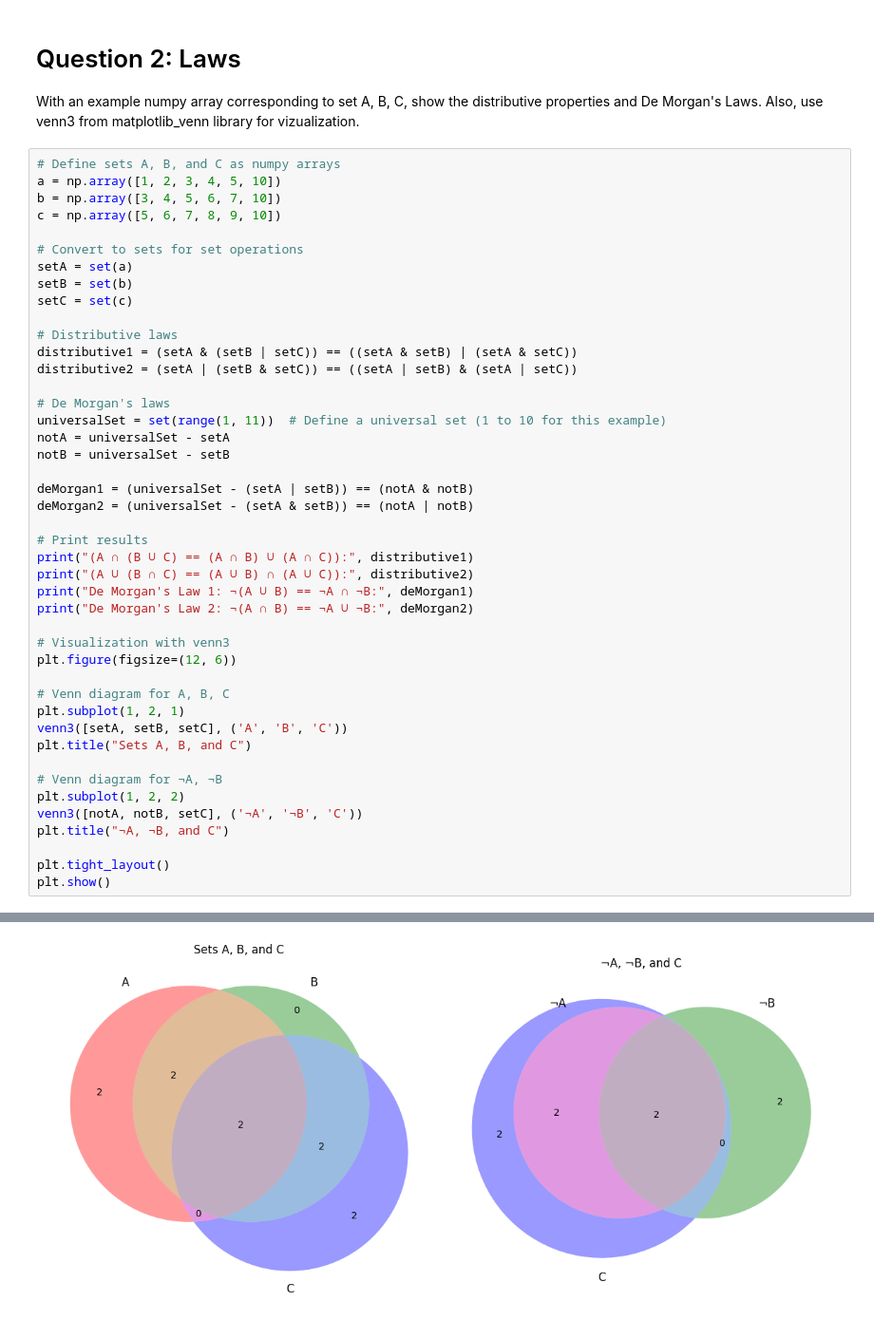
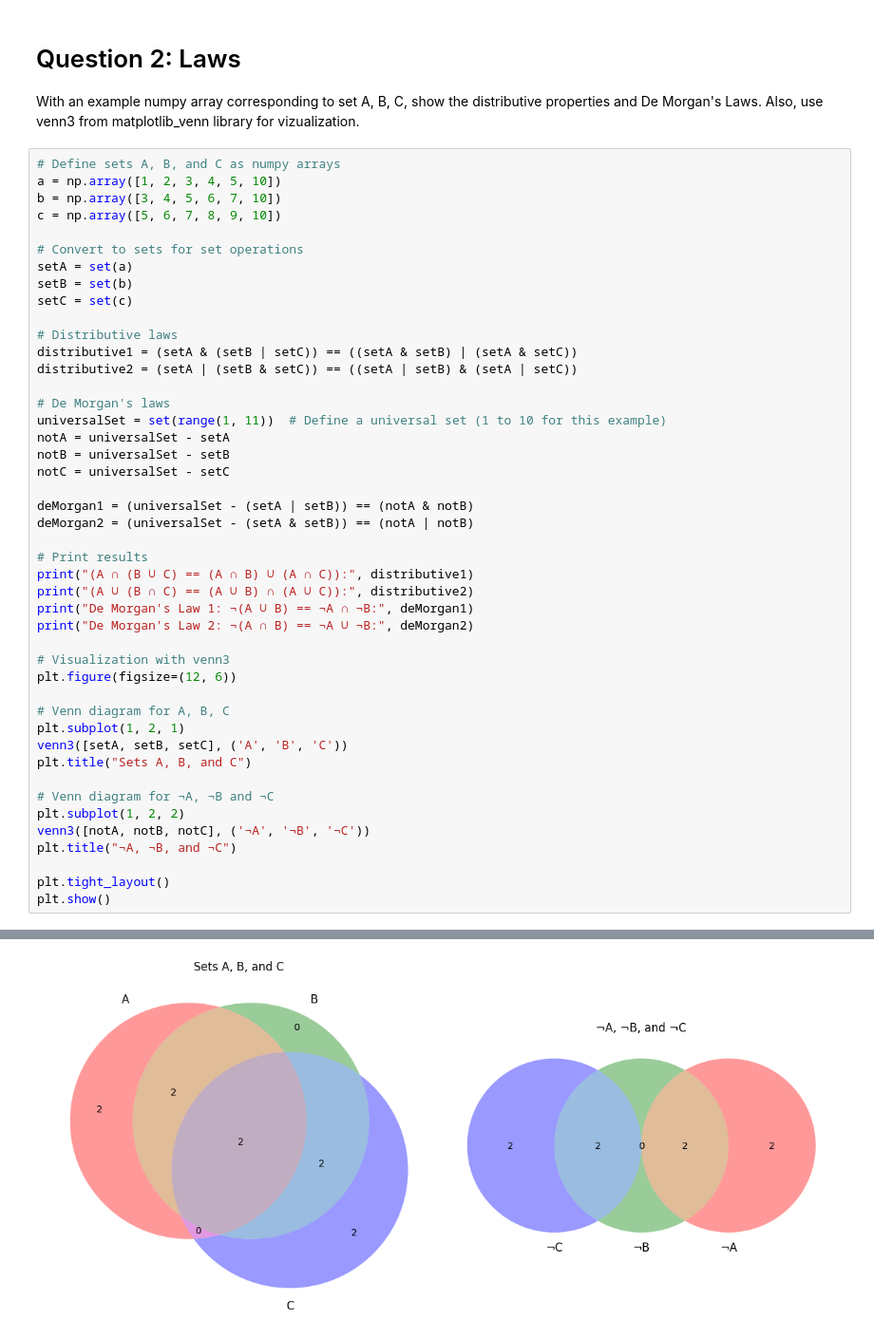
Before and after one commit to Diver202/PSDV, a Jupyter notebook: Assignment2/Lab2_Pandas_Matplotlib.ipynb, the cells around one changed output, grey strips where cells are left out. Shown at 95% size. Drawn from its saved outputs; the diff is of its cells as text.

```diff
--- a/Assignment2/Lab2_Pandas_Matplotlib.ipynb
+++ b/Assignment2/Lab2_Pandas_Matplotlib.ipynb
@@ -1358,34 +1358,35 @@ distributive2 = (setA | (setB & setC)) == ((setA | setB) & (setA | setC))
 universalSet = set(range(1, 11))  # Define a universal set (1 to 10 for this example)
 notA = universalSet - setA
 notB = universalSet - setB
+notC = universalSet - setC
 
 deMorgan1 = (universalSet - (setA | setB)) == (notA & notB)
 deMorgan2 = (universalSet - (setA & setB)) == (notA | notB)
 
 # Print results
 print("(A ∩ (B ∪ C) == (A ∩ B) ∪ (A ∩ C)):", distributive1)
 print("(A ∪ (B ∩ C) == (A ∪ B) ∩ (A ∪ C)):", distributive2)
 print("De Morgan's Law 1: ¬(A ∪ B) == ¬A ∩ ¬B:", deMorgan1)
 print("De Morgan's Law 2: ¬(A ∩ B) == ¬A ∪ ¬B:", deMorgan2)
 
 # Visualization with venn3
 plt.figure(figsize=(12, 6))
 
 # Venn diagram for A, B, C
 plt.subplot(1, 2, 1)
 venn3([setA, setB, setC], ('A', 'B', 'C'))
 plt.title("Sets A, B, and C")
 
-# Venn diagram for ¬A, ¬B
+# Venn diagram for ¬A, ¬B and ¬C
 plt.subplot(1, 2, 2)
-venn3([notA, notB, setC], ('¬A', '¬B', 'C'))
-plt.title("¬A, ¬B, and C")
+venn3([notA, notB, notC], ('¬A', '¬B', '¬C'))
+plt.title("¬A, ¬B, and ¬C")
 
 plt.tight_layout()
 plt.show()
 # %% [output]
 (A ∩ (B ∪ C) == (A ∩ B) ∪ (A ∩ C)): True
 (A ∪ (B ∩ C) == (A ∪ B) ∩ (A ∪ C)): True
 De Morgan's Law 1: ¬(A ∪ B) == ¬A ∩ ¬B: True
 De Morgan's Law 2: ¬(A ∩ B) == ¬A ∪ ¬B: True
-[figure, old version]
+[figure, new version]
```
